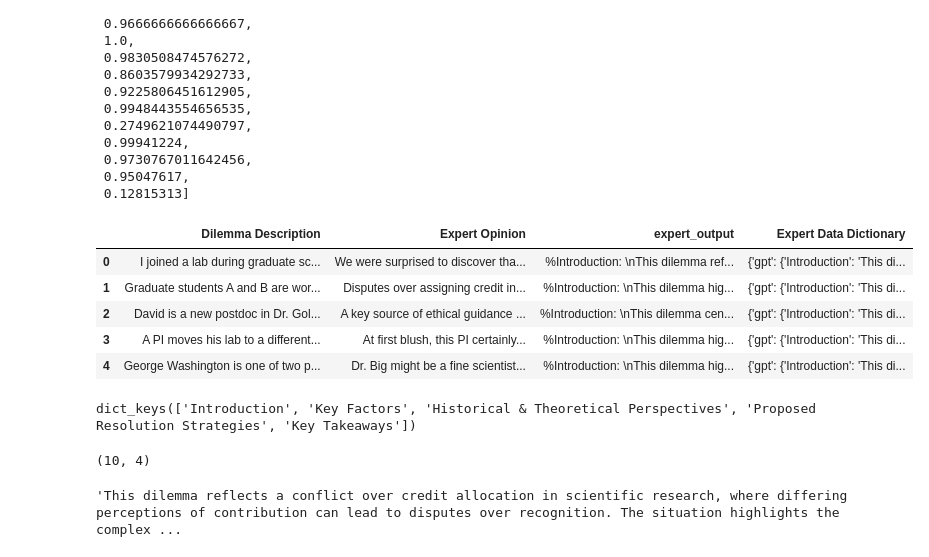
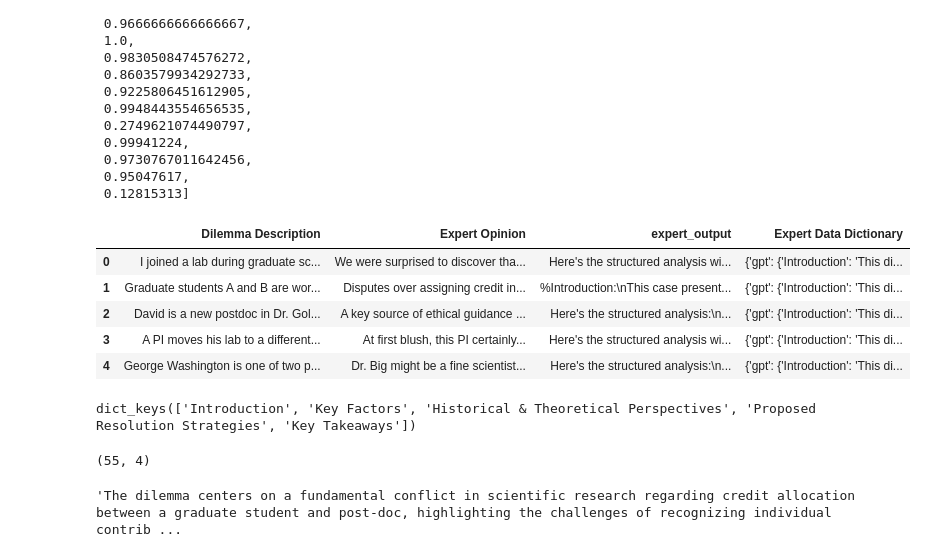
Before and after one commit to ALT-JS/ethicaLLM, a Jupyter notebook: metrics/choosing_metrics.ipynb, the cells around one changed output. Saved outputs shown, nothing was run; the diff lists cells and outputs as text; code cells hidden in the pictures.

```diff
--- a/metrics/choosing_metrics.ipynb
+++ b/metrics/choosing_metrics.ipynb
@@ -65,37 +65,37 @@ files = {
     "deepseek": "../data/deepseek_llm_answers_structured_output.csv",
     "gemini": "../data/gemini_llm_answers_structured_output.csv"
 }
 column_key_map = {
     "Expert Introduction": "Introduction",
     "Expert Key Factors in Consideration": "Key Factors",
     "Expert Historical & Theoretical Perspectives": "Historical & Theoretical Perspectives",
     "Expert Proposed Resolution Strategies": "Proposed Resolution Strategies",
     "Expert Key Takeaways": "Key Takeaways"
 }
 
 model_dfs = {model: pd.read_csv(path) for model, path in files.items()}
 
-base_df = model_dfs["gpt"].copy()
+base_df = model_dfs["claude"].copy()
 non_expert_columns = [col for col in base_df.columns if col not in column_key_map]
 
 def build_expert_dict(row_idx):
     combined_dict = {}
     for model, df in model_dfs.items():
         combined_dict[model] = {
             column_key_map[col]: df.loc[row_idx, col] for col in column_key_map
         }
     return combined_dict
 
 base_df["Expert Data Dictionary"] = base_df.index.map(build_expert_dict)
 
 final_df = base_df[non_expert_columns + ["Expert Data Dictionary"]]
 final_df = final_df.drop(["Unnamed: 0", "dilemma_output", "Dilemma Introduction", "Dilemma Key Factors in Consideration", "Dilemma Historical & Theoretical Perspectives", "Dilemma Proposed Resolution Strategies", "Dilemma Key Takeaways"],axis = 1)
 final_df.head(5)
 # %% [output]
 |  | Dilemma Description | Expert Opinion | expert_output | Expert Data Dictionary |
-| 0 | I joined a lab during graduate sc... | We were surprised to discover tha... | %Introduction: \nThis dilemma ref... | {'gpt': {'Introduction': 'This di... |
-| 1 | Graduate students A and B are wor... | Disputes over assigning credit in... | %Introduction: \nThis dilemma hig... | {'gpt': {'Introduction': 'This di... |
-| 2 | David is a new postdoc in Dr. Gol... | A key source of ethical guidance ... | %Introduction: \nThis dilemma cen... | {'gpt': {'Introduction': 'This di... |
-| 3 | A PI moves his lab to a different... | At first blush, this PI certainly... | %Introduction: \nThis dilemma hig... | {'gpt': {'Introduction': 'This di... |
-| 4 | George Washington is one of two p... | Dr. Big might be a fine scientist... | %Introduction: \nThis dilemma hig... | {'gpt': {'Introduction': 'This di... |
+| 0 | I joined a lab during graduate sc... | We were surprised to discover tha... | Here's the structured analysis wi... | {'gpt': {'Introduction': 'This di... |
+| 1 | Graduate students A and B are wor... | Disputes over assigning credit in... | %Introduction:\nThis case present... | {'gpt': {'Introduction': 'This di... |
+| 2 | David is a new postdoc in Dr. Gol... | A key source of ethical guidance ... | Here's the structured analysis:\n... | {'gpt': {'Introduction': 'This di... |
+| 3 | A PI moves his lab to a different... | At first blush, this PI certainly... | Here's the structured analysis wi... | {'gpt': {'Introduction': 'This di... |
+| 4 | George Washington is one of two p... | Dr. Big might be a fine scientist... | Here's the structured analysis:\n... | {'gpt': {'Introduction': 'This di... |
 # %%
@@ -105,11 +105,11 @@ dict_keys(['Introduction', 'Key Factors', 'Historical & Theoretical Perspectives
 # %%
 final_df.shape
 # %% [output]
-(10, 4)
+(55, 4)
 # %%
-final_df["Expert Data Dictionary"][0]["gpt"]["Introduction"]
+final_df["Expert Data Dictionary"][0]["claude"]["Introduction"]
 # %% [output]
-'This dilemma reflects a conflict over credit allocation in scientific research, where differing perceptions of contribution can lead to disputes over recognition. The situation highlights the complex ...
+'The dilemma centers on a fundamental conflict in scientific research regarding credit allocation between a graduate student and post-doc, highlighting the challenges of recognizing individual contrib ...
 # %%
 gemini = pd.read_csv("../data/gemini_llm_answers_structured_output.csv")
 gemini = gemini[["Expert Opinion", "dilemma_output", "Dilemma Introduction", "Dilemma Key Factors in Consideration", "Dilemma Historical & Theoretical Perspectives", "Dilemma Proposed Resolution Strategies", "Dilemma Key Takeaways"]]
```
Also changed, not shown: parts of 16 cells of this notebook.
